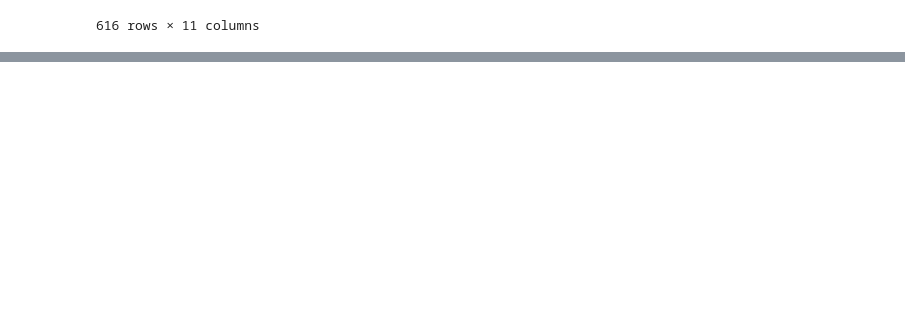
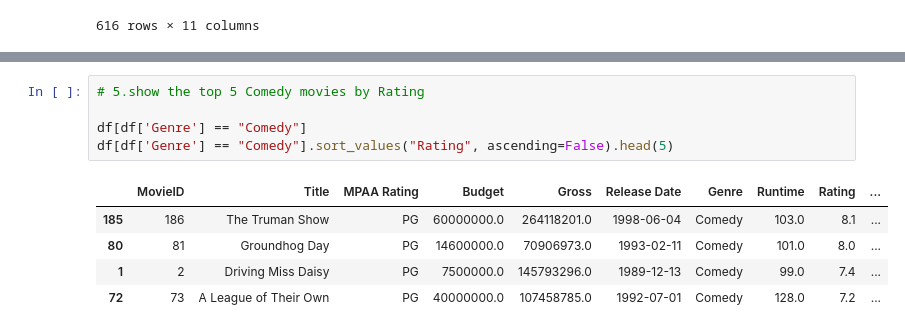
Before and after one commit to Sudha25a/Projects, a Jupyter notebook: pandas ex .ipynb, the cells around one changed output, grey strips where cells are left out. Drawn from its saved outputs; the diff is of its cells as text; blank space fills up the shorter version.

```diff
--- a/pandas ex .ipynb
+++ b/pandas ex .ipynb
@@ -186,0 +240,11 @@ df[:10]
+# %%
+# 5.show the top 5 Comedy movies by Rating
+
+df[df['Genre'] == "Comedy"]
+df[df['Genre'] == "Comedy"].sort_values("Rating", ascending=False).head(5)
+# %% [output]
+|  | MovieID | Title | MPAA Rating | Budget | Gross | Release Date | Genre | Runtime | Rating | ... |
+| 185 | 186 | The Truman Show | PG | 60000000.0 | 264118201.0 | 1998-06-04 | Comedy | 103.0 | 8.1 | ... |
+| 80 | 81 | Groundhog Day | PG | 14600000.0 | 70906973.0 | 1993-02-11 | Comedy | 101.0 | 8.0 | ... |
+| 1 | 2 | Driving Miss Daisy | PG | 7500000.0 | 145793296.0 | 1989-12-13 | Comedy | 99.0 | 7.4 | ... |
+| 72 | 73 | A League of Their Own | PG | 40000000.0 | 107458785.0 | 1992-07-01 | Comedy | 128.0 | 7.2 | ... |
```
Also changed, not shown: parts of 11 cells of this notebook, 1 other file.
